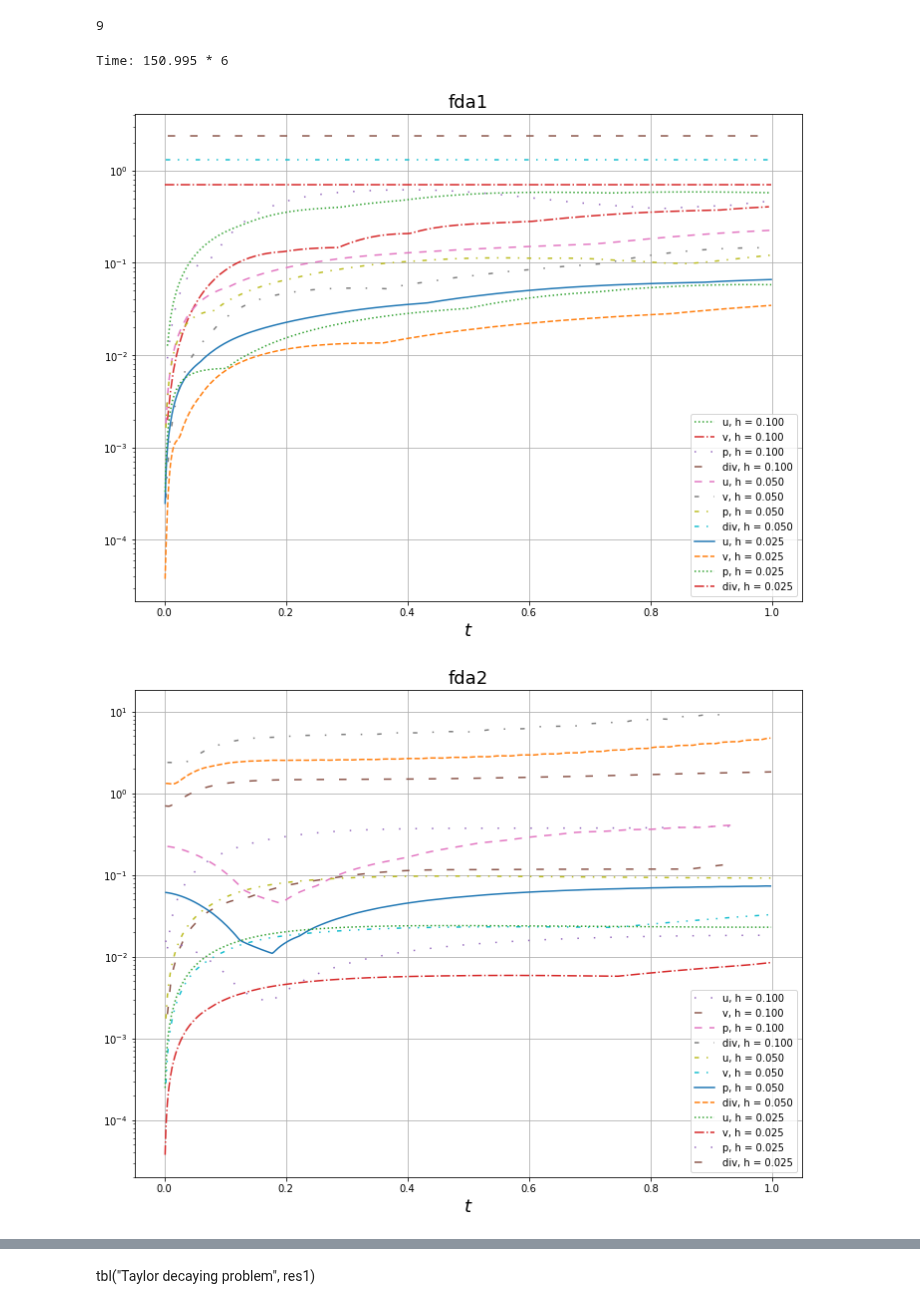
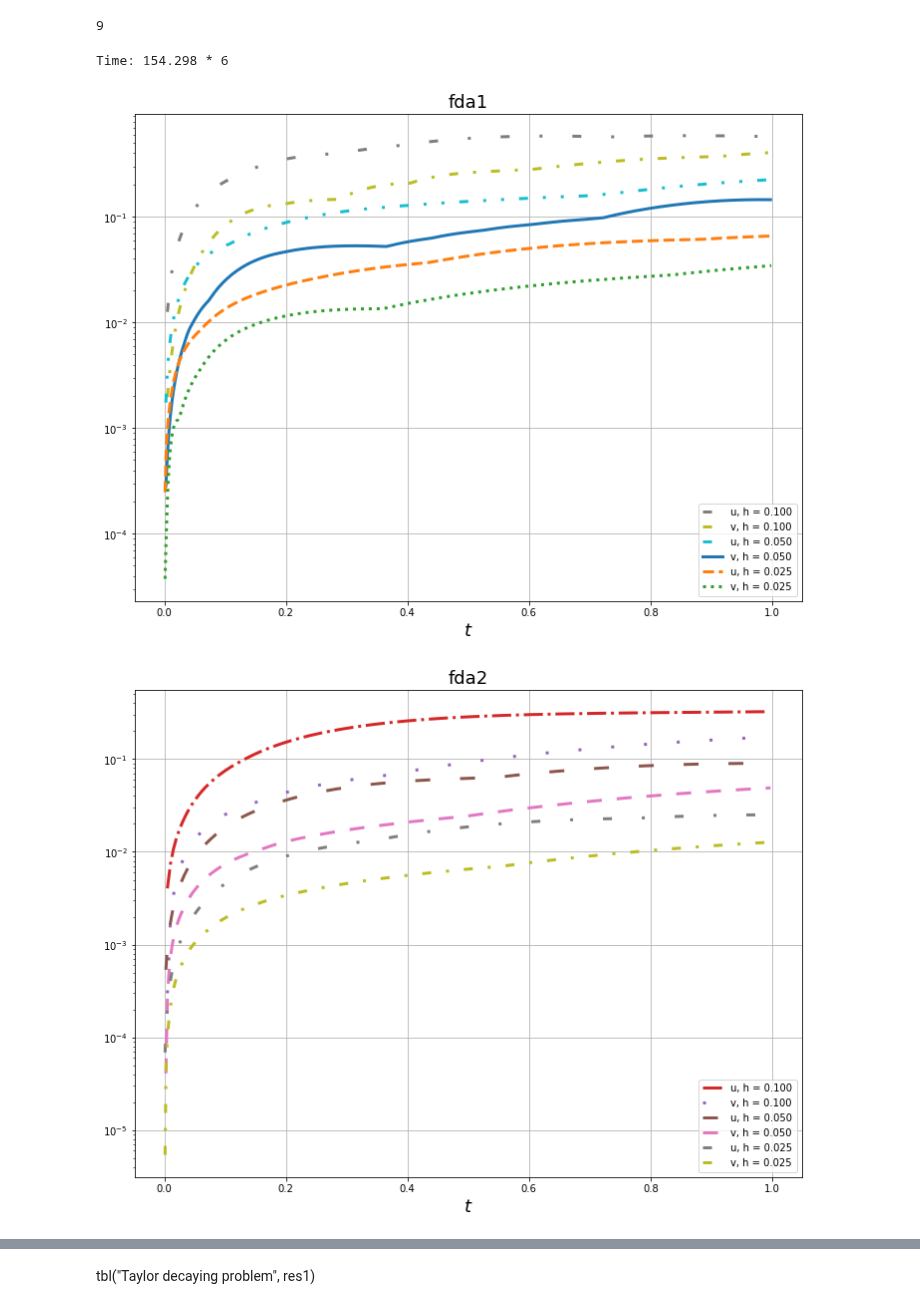
Before and after one commit to blinkovua/sharing-blinkov, a Jupyter notebook: NavierStokes.ipynb, the cells around one changed output, grey strips where cells are left out. Saved outputs shown, nothing was run; the diff lists cells and outputs as text; code cells hidden in the pictures.

```diff
--- a/NavierStokes.ipynb
+++ b/NavierStokes.ipynb
@@ -304,14 +305,14 @@ def fda2(sol, exact, tau, h, Re):
     u1, v1, p1 = copy(exact)
 
     u1[1:-1,1:-1] = u[1:-1,1:-1]-tau/h*((\
-        u[2:,1:-1]**2-u[:-2,1:-1]**2+\
-        v[1:-1,2:]*u[1:-1,2:]-v[1:-1,:-2]*u[1:-1,:-2]+\
+        u[1:-1,1:-1]*(u[2:,1:-1]-u[:-2,1:-1])+\
+        v[1:-1,1:-1]*(u[1:-1,2:]-u[1:-1,:-2])+\
         p[2:,1:-1]-p[:-2,1:-1])/2.-(\
         u[2:,1:-1]+u[:-2,1:-1]+u[1:-1,2:]+u[1:-1,:-2]-4.*u[1:-1,1:-1])/(h*Re))
 
     v1[1:-1,1:-1] = v[1:-1,1:-1]-tau/h*((\
-        u[2:,1:-1]*v[2:,1:-1]-u[:-2,1:-1]*v[:-2,1:-1]+\
-        v[1:-1,2:]**2-v[1:-1,:-2]**2+\
+        u[1:-1,1:-1]*(v[2:,1:-1]-v[:-2,1:-1])+\
+        v[1:-1,1:-1]*(v[1:-1,2:]-v[1:-1,:-2])+\
         p[1:-1,2:]-p[1:-1,:-2])/2.-(\
         v[2:,1:-1]+v[:-2,1:-1]+v[1:-1,2:]+v[1:-1,:-2]-4.*v[1:-1,1:-1])/(h*Re))
 
@@ -444,12 +445,13 @@ for f, a, s in fda:
     figure(figsize=(12, 9))
     title(str(f).split(' ')[1], {'fontsize': 18})
     for r in res:
-        for k in range(4):
+        for k in range(2):
             semilogy(r[2][0][:r[1]],\
                      r[2][k+1][:r[1]],\
                      label="%s, h = %.3f" % (l[k], r[0][5]),
                      linestyle=next(lstyle),
-                     color=next(color))
+                     color=next(color),
+                     linewidth=3)
     xlabel(r'$t$', {'fontsize': 18})
 #     ylim((10**-15, 10**1))
     grid()
@@ -462,0 +465,21 @@ for f, a, s in fda:
+# %%
+l = ['u', 'v', 'p', 'div']
+for f, a, s in fda:
+    res = sorted((r for r in res_taylor_decaying if r[0][4] == f),\
+                 key=lambda r: -r[0][5])
+    figure(figsize=(12, 9))
+    title(str(f).split(' ')[1], {'fontsize': 18})
+    for r in res:
+        for k in [3]:
+            semilogy(r[2][0][:r[1]],\
+                     r[2][k+1][:r[1]],\
+                     label="%s, h = %.3f" % (l[k], r[0][5]),
+                     linestyle=next(lstyle),
+                     color=next(color),
+                     linewidth=3)
+    xlabel(r'$t$', {'fontsize': 18})
+#     ylim((10**-15, 10**1))
+    grid()
+    legend(loc='best', fancybox=True)
+    show()
+    close()
@@ -490,27 +517,28 @@ pool.join()
 res_kovasznay_flow = res.get()
 print("Time: %.3f * %d" % (time.perf_counter() - clock, proc))
 # %% [output]
-Time: 150.995 * 6
+Time: 154.298 * 6
 # %%
 l = ['u', 'v', 'p', 'div']
 for f, a, s in fda:
     res = sorted((r for r in res_kovasznay_flow if r[0][4] == f),\
                  key=lambda r: -r[0][5])
     figure(figsize=(12, 9))
     title(str(f).split(' ')[1], {'fontsize': 18})
     for r in res:
-        for k in range(4):
+        for k in range(2):
             semilogy(r[2][0][:r[1]],\
                      r[2][k+1][:r[1]],\
                      label="%s, h = %.3f" % (l[k], r[0][5]),
                      linestyle=next(lstyle),
-                     color=next(color))
+                     color=next(color),
+                     linewidth=3)
     xlabel(r'$t$', {'fontsize': 18})
 #     ylim((10**-15, 10**1))
     grid()
     legend(loc='best', fancybox=True)
     show()
     close()
 # %% [output]
-[figure, old version]
+[figure, new version]
-[figure, old version]
+[figure, new version]
```
Also changed, not shown: parts of 6 cells of this notebook.
